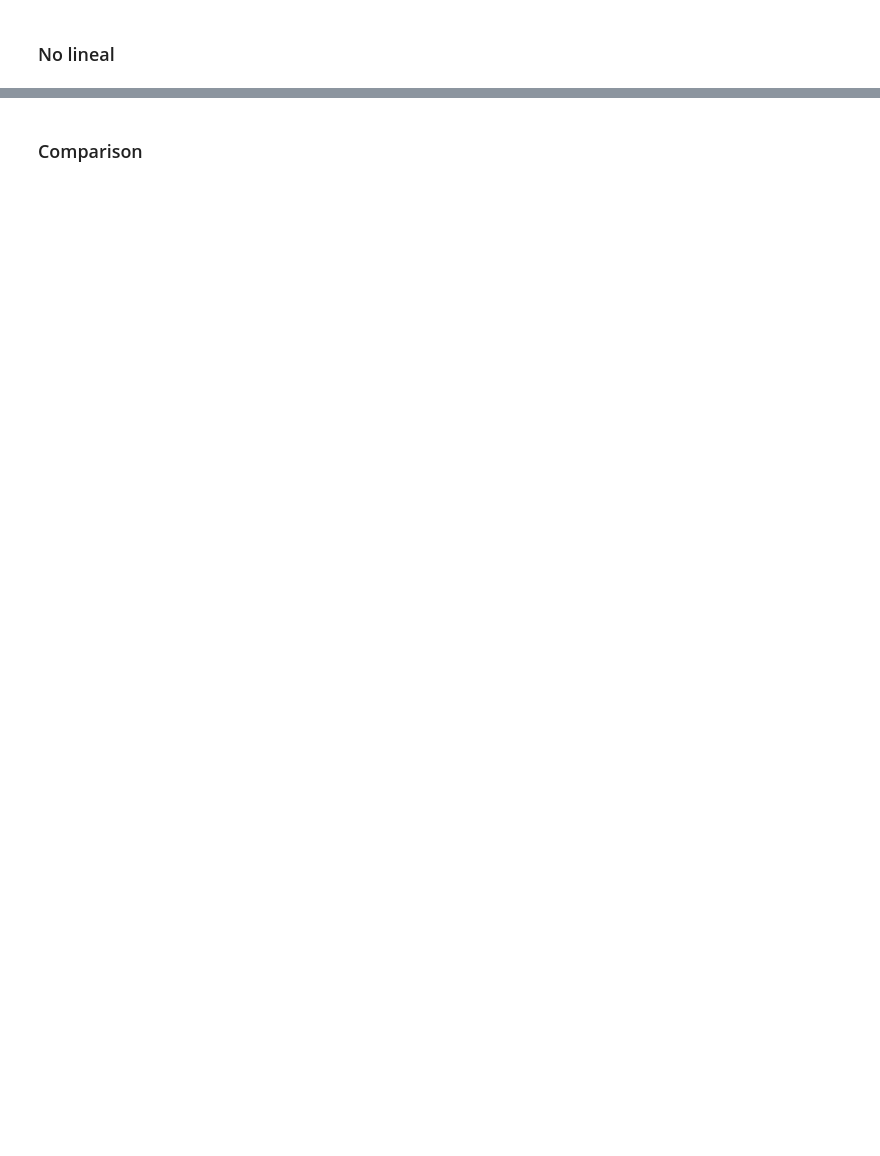
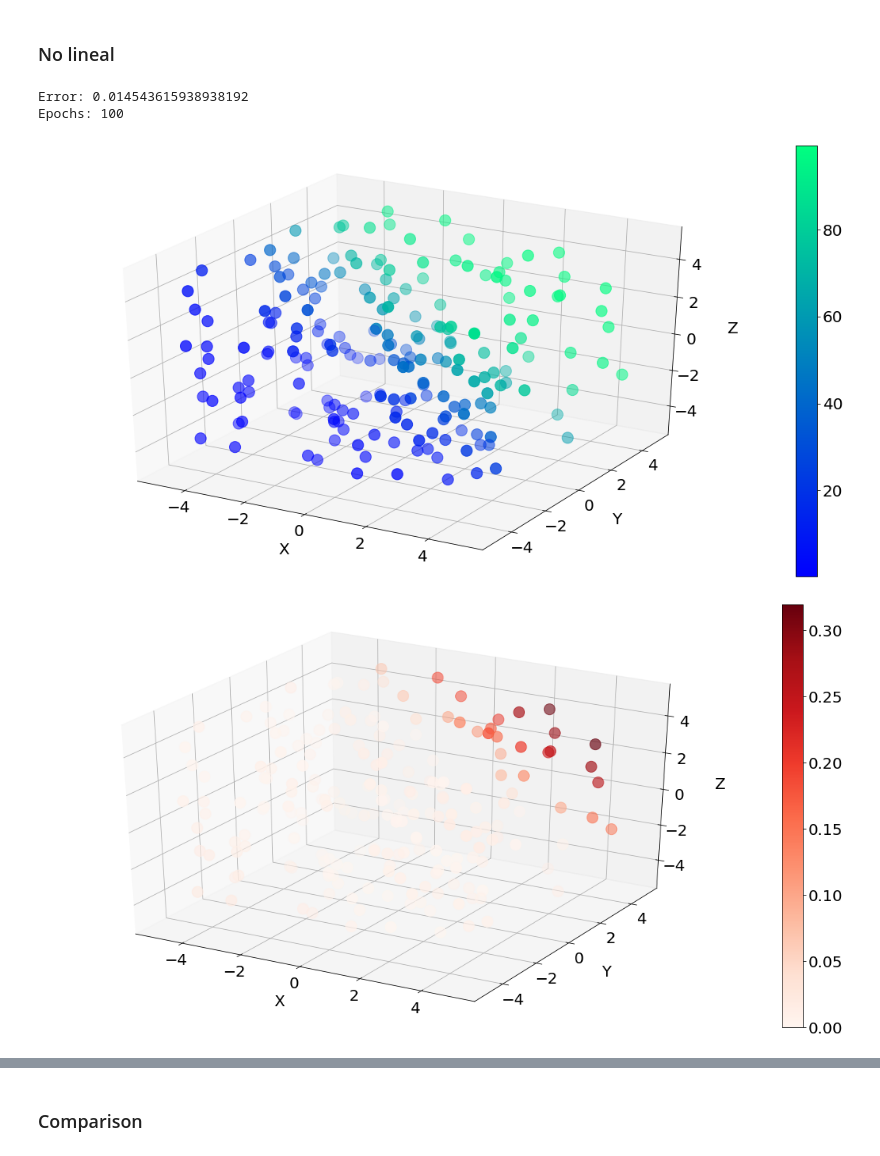
Before and after one commit to Natu17/TPs_SIA, a Jupyter notebook: TP3/ej2.ipynb, the cells around one changed output, grey strips where cells are left out. Saved outputs shown, nothing was run; the diff lists cells and outputs as text; code cells hidden in the pictures; blank space fills up the shorter version.

```diff
--- a/TP3/ej2.ipynb
+++ b/TP3/ej2.ipynb
@@ -83,31 +93,37 @@ plt.show()
 # %%
 network = Network(structure=([3, 1]), activation='tanh', seed=17)
 errors = network.train(normalized, epochs=100, learning_rate=0.01, momentum=0)
+errors = np.array(errors)/len(training_dataset_2)
 errors = np.array(errors)*delta**2
 print("Error:", errors[-1])
 print("Epochs:", len(errors))
 
 plt.figure("no lineal network")
 
 c = np.array([network.feedforward(x)[0] for x, y in training_dataset_2])
 
 c = (c+1)*delta + min_value
 
 plot3d(X,Y,Z, c)
 
 plt.show()
 
 plt.figure("no Lineal error heatmap")
 
 
 
 err = (c-C)**2
 plot3d(X, Y, Z, err, min=0, max=max(err), map="Reds")
 
 
 plt.figure("Non-lineal error")
 plt.yscale('log')
 plt.plot(errors)
 plt.xlabel("Epochs")
 plt.ylabel("Error")
 plt.show()
+# %% [output]
+Error: 0.014543615938938192
+Epochs: 100
+[figure, added]
+[figure, added]
```
Also changed, not shown: parts of 7 cells of this notebook, 3 other files.
